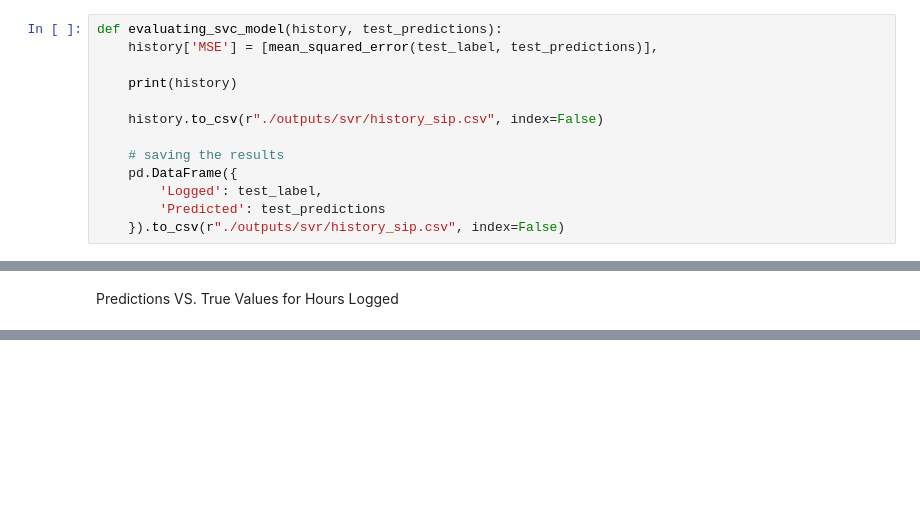
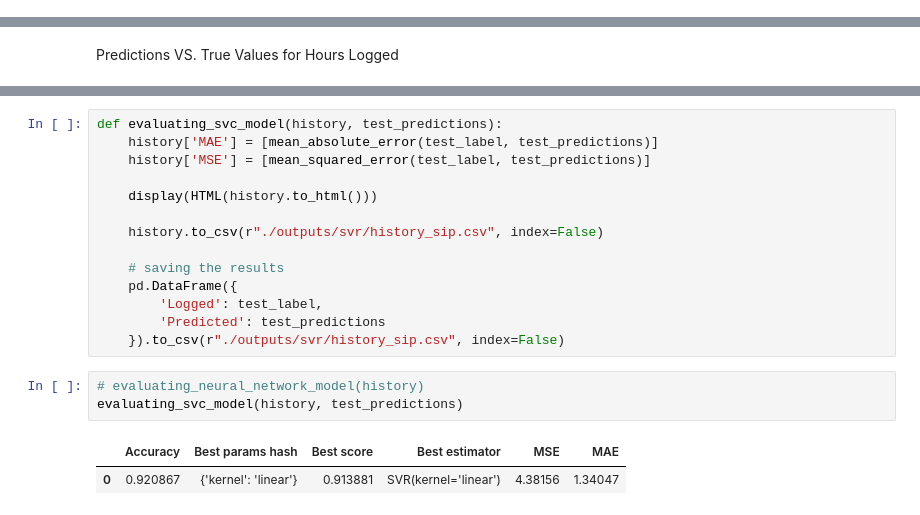
Before and after one commit to fransbompart/internship_UCAB, a Jupyter notebook: scripts/oficial/script_neural_network_2.ipynb, the cells around one changed output, grey strips where cells are left out. Cells and saved outputs as stored; diff of their text form; blank space fills up the shorter version.

```diff
--- a/scripts/oficial/script_neural_network_2.ipynb
+++ b/scripts/oficial/script_neural_network_2.ipynb
@@ -440,13 +412,0 @@ def evaluating_neural_network_model(history):
-# %%
-def evaluating_svc_model(history, test_predictions):
-    history['MSE'] = [mean_squared_error(test_label, test_predictions)],
-
-    print(history)
-
-    history.to_csv(r"./outputs/svr/history_sip.csv", index=False)
-
-    # saving the results
-    pd.DataFrame({
-        'Logged': test_label,
-        'Predicted': test_predictions
-    }).to_csv(r"./outputs/svr/history_sip.csv", index=False)
@@ -523,0 +486,20 @@ _ = plt.plot([0, max_value], [0, max_value])
+# %%
+def evaluating_svc_model(history, test_predictions):
+    history['MAE'] = [mean_absolute_error(test_label, test_predictions)]
+    history['MSE'] = [mean_squared_error(test_label, test_predictions)]
+
+    display(HTML(history.to_html()))
+
+    history.to_csv(r"./outputs/svr/history_sip.csv", index=False)
+
+    # saving the results
+    pd.DataFrame({
+        'Logged': test_label,
+        'Predicted': test_predictions
+    }).to_csv(r"./outputs/svr/history_sip.csv", index=False)
+# %%
+# evaluating_neural_network_model(history)
+evaluating_svc_model(history, test_predictions)
+# %% [output]
+|  | Accuracy | Best params hash | Best score | Best estimator | MSE | MAE |
+| 0 | 0.920867 | {'kernel': 'linear'} | 0.913881 | SVR(kernel='linear') | 4.38156 | 1.34047 |
```
Also changed, not shown: parts of 17 cells of this notebook, 2 other files.
